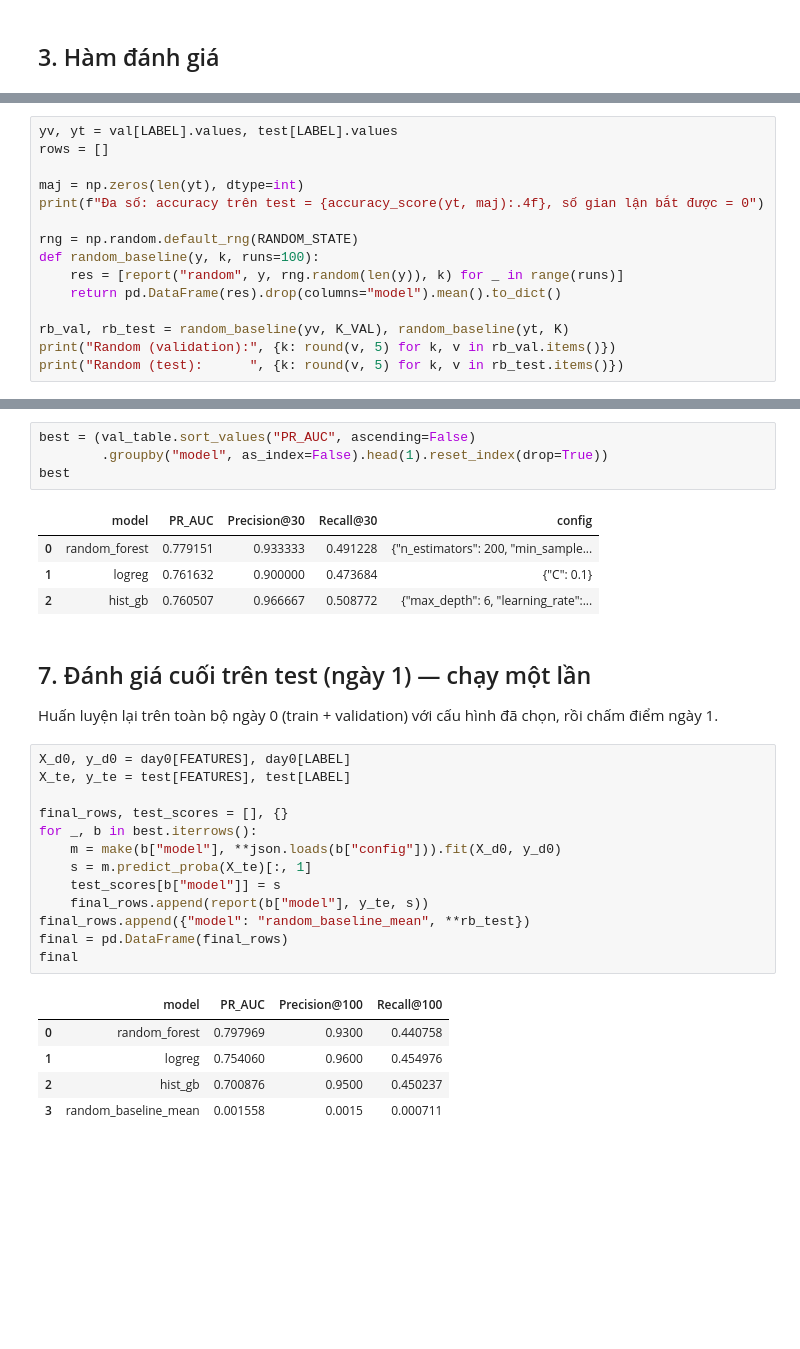
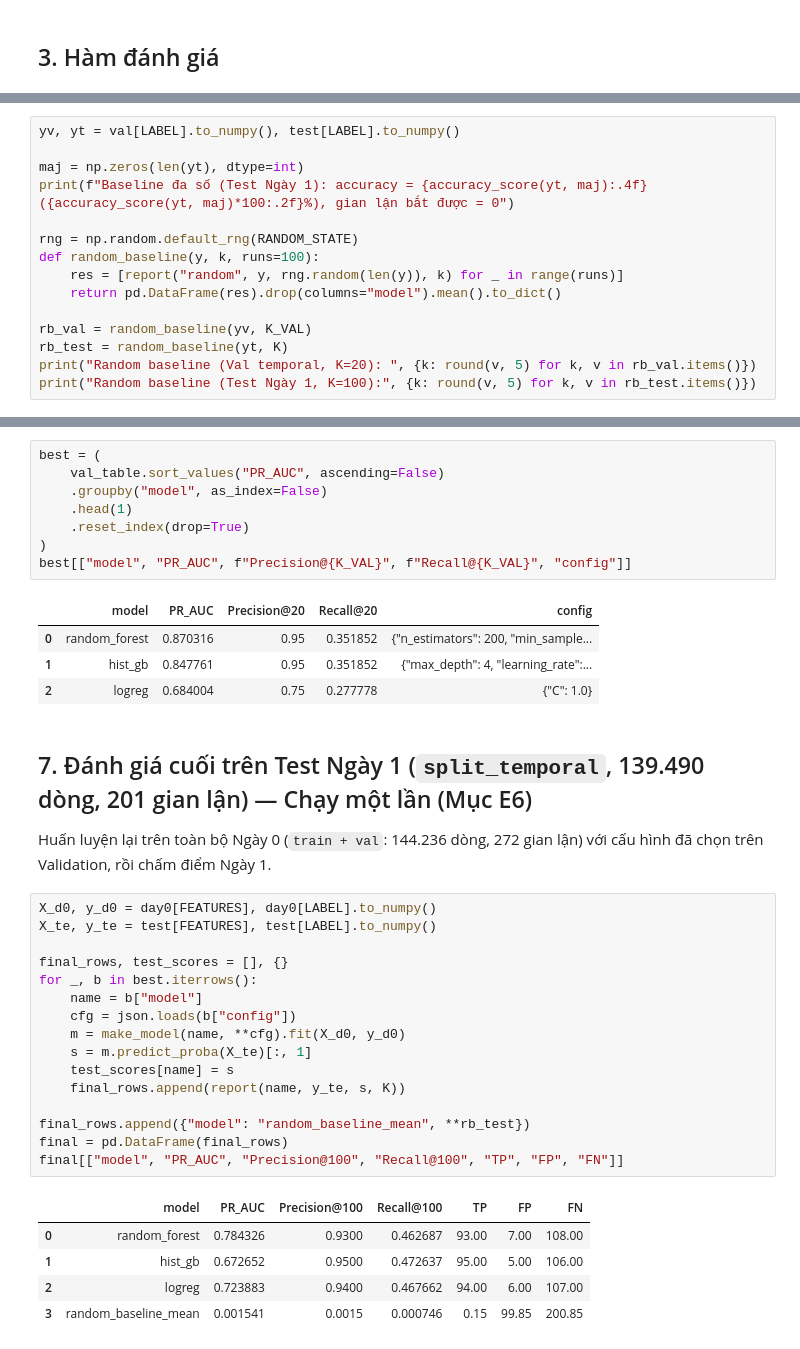
Before and after one commit to phamvanquynh04112005-prog/Data_Mining, a Jupyter notebook: notebooks/04_supervised_classification.ipynb, the cells around one changed output, grey strips where cells are left out. Saved outputs shown, nothing was run; the diff lists cells and outputs as text; blank space fills up the shorter version.

```diff
--- a/notebooks/04_supervised_classification.ipynb
+++ b/notebooks/04_supervised_classification.ipynb
@@ -96,16 +124,16 @@ def report(name, y, score, k=K):
 # %%
-yv, yt = val[LABEL].values, test[LABEL].values
-rows = []
+yv, yt = val[LABEL].to_numpy(), test[LABEL].to_numpy()
 
 maj = np.zeros(len(yt), dtype=int)
-print(f"Đa số: accuracy trên test = {accuracy_score(yt, maj):.4f}, số gian lận bắt được = 0")
+print(f"Baseline đa số (Test Ngày 1): accuracy = {accuracy_score(yt, maj):.4f} ({accuracy_score(yt, maj)*100:.2f}%), gian lận bắt được = 0")
 
 rng = np.random.default_rng(RANDOM_STATE)
 def random_baseline(y, k, runs=100):
     res = [report("random", y, rng.random(len(y)), k) for _ in range(runs)]
     return pd.DataFrame(res).drop(columns="model").mean().to_dict()
 
-rb_val, rb_test = random_baseline(yv, K_VAL), random_baseline(yt, K)
-print("Random (validation):", {k: round(v, 5) for k, v in rb_val.items()})
-print("Random (test):      ", {k: round(v, 5) for k, v in rb_test.items()})
+rb_val = random_baseline(yv, K_VAL)
+rb_test = random_baseline(yt, K)
+print("Random baseline (Val temporal, K=20): ", {k: round(v, 5) for k, v in rb_val.items()})
+print("Random baseline (Test Ngày 1, K=100):", {k: round(v, 5) for k, v in rb_test.items()})
 # %% [output]
@@ -168,31 +194,38 @@ Chọn cấu hình có PR-AUC cao nhất trên validation cho **mỗi** họ mô
 # %%
-best = (val_table.sort_values("PR_AUC", ascending=False)
-        .groupby("model", as_index=False).head(1).reset_index(drop=True))
-best
+best = (
+    val_table.sort_values("PR_AUC", ascending=False)
+    .groupby("model", as_index=False)
+    .head(1)
+    .reset_index(drop=True)
+)
+best[["model", "PR_AUC", f"Precision@{K_VAL}", f"Recall@{K_VAL}", "config"]]
 # %% [output]
-|  | model | PR_AUC | Precision@30 | Recall@30 | config |
-| 0 | random_forest | 0.779151 | 0.933333 | 0.491228 | {"n_estimators": 200, "min_sample... |
-| 1 | logreg | 0.761632 | 0.900000 | 0.473684 | {"C": 0.1} |
-| 2 | hist_gb | 0.760507 | 0.966667 | 0.508772 | {"max_depth": 6, "learning_rate":... |
+|  | model | PR_AUC | Precision@20 | Recall@20 | config |
+| 0 | random_forest | 0.870316 | 0.95 | 0.351852 | {"n_estimators": 200, "min_sample... |
+| 1 | hist_gb | 0.847761 | 0.95 | 0.351852 | {"max_depth": 4, "learning_rate":... |
+| 2 | logreg | 0.684004 | 0.75 | 0.277778 | {"C": 1.0} |
 # %% [markdown]
-## 7. Đánh giá cuối trên test (ngày 1) — chạy một lần
-Huấn luyện lại trên toàn bộ ngày 0 (train + validation) với cấu hình đã chọn, rồi chấm điểm ngày 1.
+## 7. Đánh giá cuối trên Test Ngày 1 (`split_temporal`, 139.490 dòng, 201 gian lận) — Chạy một lần (Mục E6)
+Huấn luyện lại trên toàn bộ Ngày 0 (`train + val`: 144.236 dòng, 272 gian lận) với cấu hình đã chọn trên Validation, rồi chấm điểm Ngày 1.
 # %%
-X_d0, y_d0 = day0[FEATURES], day0[LABEL]
-X_te, y_te = test[FEATURES], test[LABEL]
+X_d0, y_d0 = day0[FEATURES], day0[LABEL].to_numpy()
+X_te, y_te = test[FEATURES], test[LABEL].to_numpy()
 
 final_rows, test_scores = [], {}
 for _, b in best.iterrows():
-    m = make(b["model"], **json.loads(b["config"])).fit(X_d0, y_d0)
+    name = b["model"]
+    cfg = json.loads(b["config"])
+    m = make_model(name, **cfg).fit(X_d0, y_d0)
     s = m.predict_proba(X_te)[:, 1]
-    test_scores[b["model"]] = s
-    final_rows.append(report(b["model"], y_te, s))
+    test_scores[name] = s
+    final_rows.append(report(name, y_te, s, K))
+
 final_rows.append({"model": "random_baseline_mean", **rb_test})
 final = pd.DataFrame(final_rows)
-final
+final[["model", "PR_AUC", "Precision@100", "Recall@100", "TP", "FP", "FN"]]
 # %% [output]
-|  | model | PR_AUC | Precision@100 | Recall@100 |
-| 0 | random_forest | 0.797969 | 0.9300 | 0.440758 |
-| 1 | logreg | 0.754060 | 0.9600 | 0.454976 |
-| 2 | hist_gb | 0.700876 | 0.9500 | 0.450237 |
-| 3 | random_baseline_mean | 0.001558 | 0.0015 | 0.000711 |
+|  | model | PR_AUC | Precision@100 | Recall@100 | TP | FP | FN |
+| 0 | random_forest | 0.784326 | 0.9300 | 0.462687 | 93.00 | 7.00 | 108.00 |
+| 1 | hist_gb | 0.672652 | 0.9500 | 0.472637 | 95.00 | 5.00 | 106.00 |
+| 2 | logreg | 0.723883 | 0.9400 | 0.467662 | 94.00 | 6.00 | 107.00 |
+| 3 | random_baseline_mean | 0.001541 | 0.0015 | 0.000746 | 0.15 | 99.85 | 200.85 |
```
Also changed, not shown: parts of 28 cells of this notebook, 8 other files.
